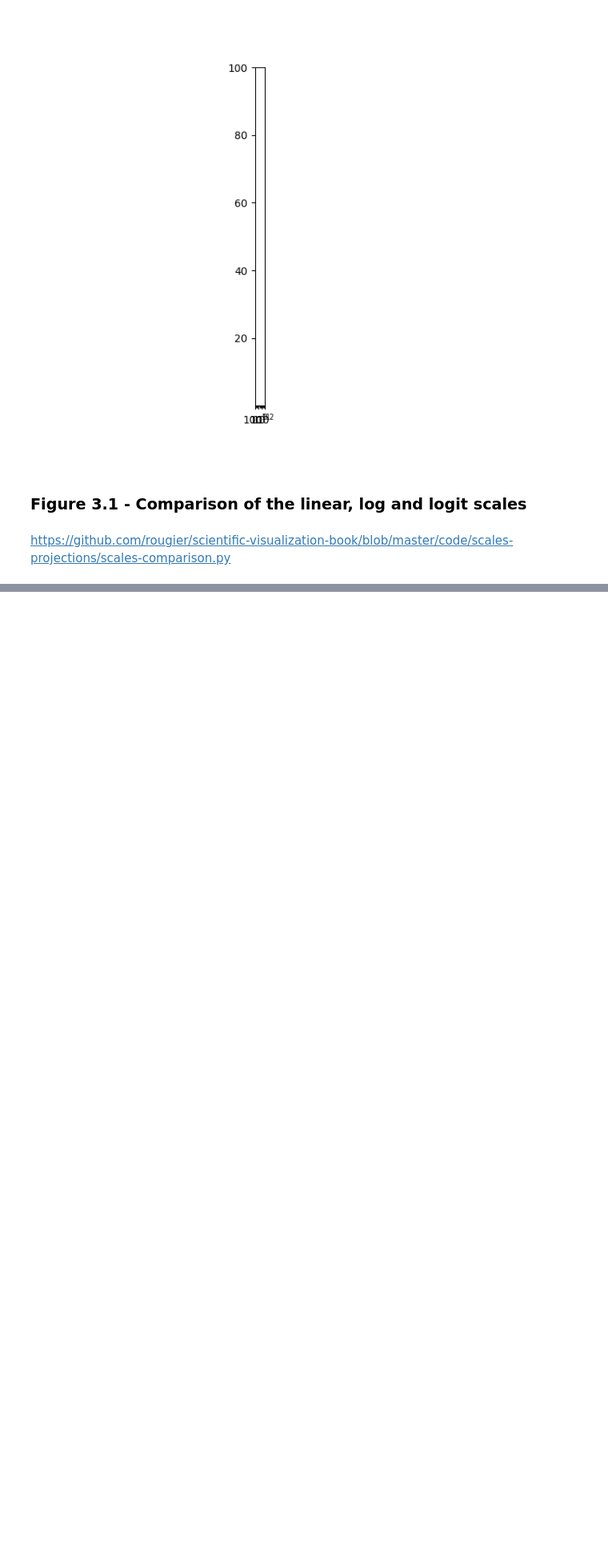
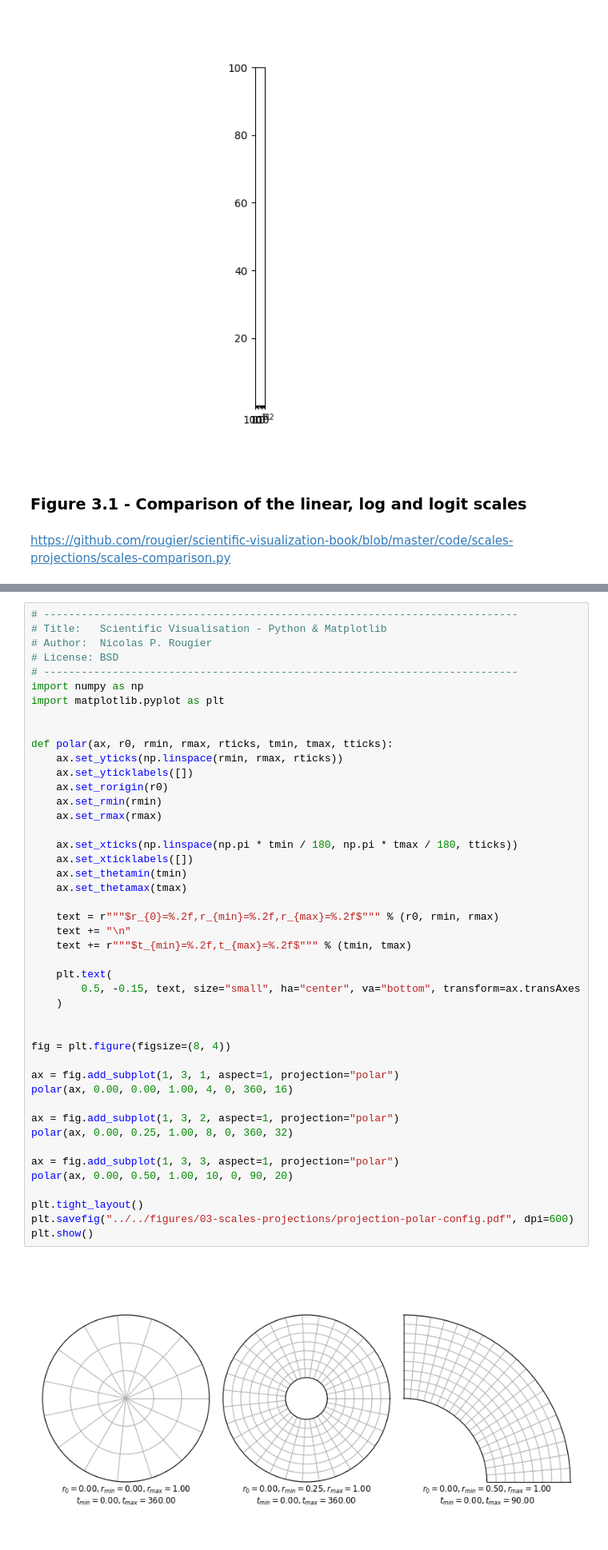
Before and after one commit to labdmitriy/sci-viz-book, a Jupyter notebook: notebooks/03-scales-projections/figures.ipynb, the cells around one changed output, grey strips where cells are left out. Shown at 80% size. Cells and saved outputs as stored; diff of their text form; blank space fills up the shorter version.

```diff
--- a/notebooks/03-scales-projections/figures.ipynb
+++ b/notebooks/03-scales-projections/figures.ipynb
@@ -193,0 +307,47 @@ plt.show()
+# %%
+# ----------------------------------------------------------------------------
+# Title:   Scientific Visualisation - Python & Matplotlib
+# Author:  Nicolas P. Rougier
+# License: BSD
+# ----------------------------------------------------------------------------
+import numpy as np
+import matplotlib.pyplot as plt
+
+
+def polar(ax, r0, rmin, rmax, rticks, tmin, tmax, tticks):
+    ax.set_yticks(np.linspace(rmin, rmax, rticks))
+    ax.set_yticklabels([])
+    ax.set_rorigin(r0)
+    ax.set_rmin(rmin)
+    ax.set_rmax(rmax)
+
+    ax.set_xticks(np.linspace(np.pi * tmin / 180, np.pi * tmax / 180, tticks))
+    ax.set_xticklabels([])
+    ax.set_thetamin(tmin)
+    ax.set_thetamax(tmax)
+
+    text = r"""$r_{0}=%.2f,r_{min}=%.2f,r_{max}=%.2f$""" % (r0, rmin, rmax)
+    text += "\n"
+    text += r"""$t_{min}=%.2f,t_{max}=%.2f$""" % (tmin, tmax)
+
+    plt.text(
+        0.5, -0.15, text, size="small", ha="center", va="bottom", transform=ax.transAxes
+    )
+
+
+fig = plt.figure(figsize=(8, 4))
+
+ax = fig.add_subplot(1, 3, 1, aspect=1, projection="polar")
+polar(ax, 0.00, 0.00, 1.00, 4, 0, 360, 16)
+
+ax = fig.add_subplot(1, 3, 2, aspect=1, projection="polar")
+polar(ax, 0.00, 0.25, 1.00, 8, 0, 360, 32)
+
+ax = fig.add_subplot(1, 3, 3, aspect=1, projection="polar")
+polar(ax, 0.00, 0.50, 1.00, 10, 0, 90, 20)
+
+plt.tight_layout()
+plt.savefig("../../figures/03-scales-projections/projection-polar-config.pdf", dpi=600)
+plt.show()
+# %% [output]
+[figure, added]
```
Also changed, not shown: parts of 11 cells of this notebook, 1 other file.
